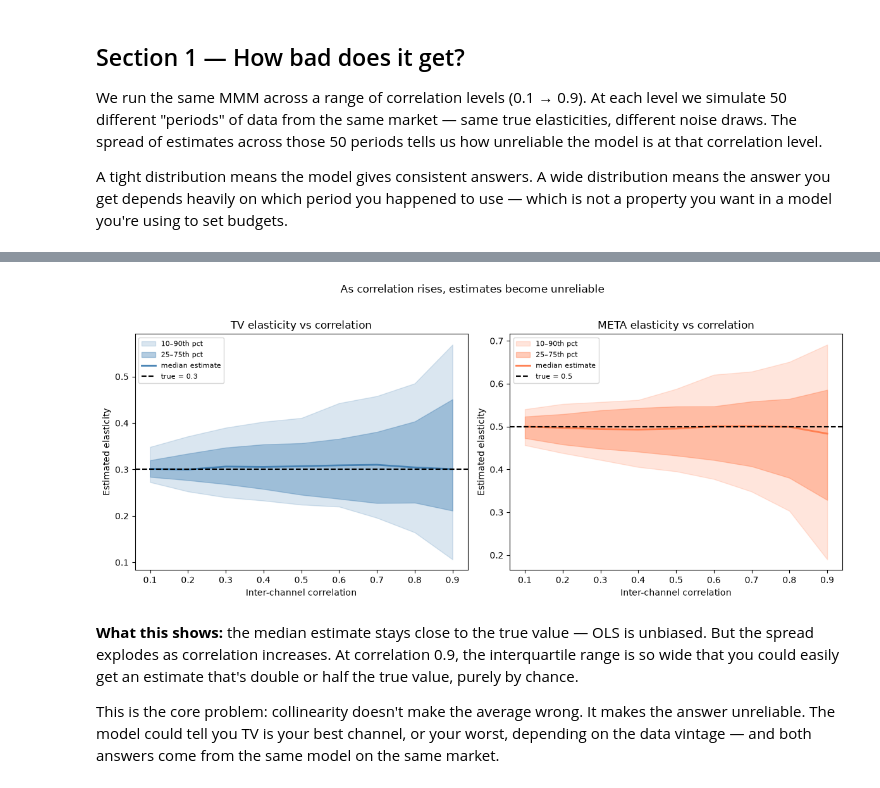
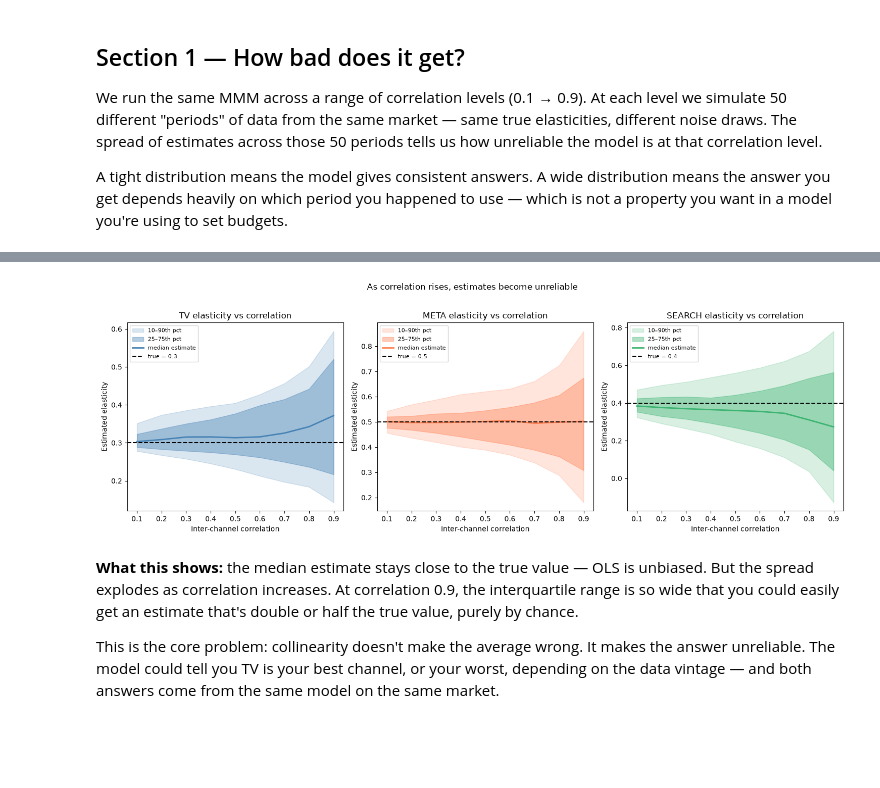
Before and after one commit to raz1470/how_wrong_is_your_mmm, a Jupyter notebook: notebooks/01_dgp_diagnostic_walkthrough.ipynb, the cells around one changed output, grey strips where cells are left out. Saved outputs shown, nothing was run; the diff lists cells and outputs as text; code cells hidden in the pictures; blank space fills up the shorter version.

Commit message:
feat: 3-channel refactor — generalise DGP, OLS, diagnostic; update tests + notebook 01

```diff
--- a/notebooks/01_dgp_diagnostic_walkthrough.ipynb
+++ b/notebooks/01_dgp_diagnostic_walkthrough.ipynb
@@ -86,17 +99,16 @@ Total simulations: 900
 # %%
-# summary table: how does std_estimated grow with correlation?
 summary_rows = []
 for corr in correlations:
-    sub = all_results[all_results["target_correlation"] == corr]
-    for ch in ("tv", "meta"):
-        s = sub[sub["channel"] == ch]
+    sub = all_results[all_results['target_correlation'] == corr]
+    for ch in ['tv', 'meta', 'search']:
+        s = sub[sub['channel'] == ch]
         summary_rows.append({
-            "target_corr": corr,
-            "channel": ch,
-            "true": s["true_elasticity"].iloc[0],
-            "mean_est": s["estimated_elasticity"].mean(),
-            "std_est": s["estimated_elasticity"].std(),
-            "cv": s["estimated_elasticity"].std() / abs(s["estimated_elasticity"].mean()),
+            'target_corr': corr,
+            'channel': ch,
+            'true': s['true_elasticity'].iloc[0],
+            'mean_est': s['estimated_elasticity'].mean(),
+            'std_est': s['estimated_elasticity'].std(),
+            'cv': s['estimated_elasticity'].std() / abs(s['estimated_elasticity'].mean()),
         })
 
 sweep_summary = pd.DataFrame(summary_rows).round(3)
@@ -124,33 +134,36 @@ print(sweep_summary.to_string(index=False))
 # %%
-# plot: distribution of estimates vs correlation level
-fig, axes = plt.subplots(1, 2, figsize=(12, 5), sharey=False)
+channels_cfg = [
+    ('tv',     0.3, 'steelblue'),
+    ('meta',   0.5, 'coral'),
+    ('search', 0.4, 'mediumseagreen'),
+]
 
-for ax, channel, true_e, color in zip(
-    axes, ["tv", "meta"], [0.3, 0.5], ["steelblue", "coral"]
-):
-    sub = all_results[all_results["channel"] == channel]
+fig, axes = plt.subplots(1, 3, figsize=(15, 5), sharey=False)
 
-    medians = sub.groupby("target_correlation")["estimated_elasticity"].median()
-    q25 = sub.groupby("target_correlation")["estimated_elasticity"].quantile(0.25)
-    q75 = sub.groupby("target_correlation")["estimated_elasticity"].quantile(0.75)
-    q10 = sub.groupby("target_correlation")["estimated_elasticity"].quantile(0.10)
-    q90 = sub.groupby("target_correlation")["estimated_elasticity"].quantile(0.90)
+for ax, (channel, true_e, color) in zip(axes, channels_cfg):
+    sub = all_results[all_results['channel'] == channel]
 
-    ax.fill_between(correlations, q10, q90, alpha=0.2, color=color, label="10–90th pct")
-    ax.fill_between(correlations, q25, q75, alpha=0.4, color=color, label="25–75th pct")
-    ax.plot(correlations, medians, color=color, linewidth=2, label="median estimate")
-    ax.axhline(true_e, color="black", linestyle="--", linewidth=1.5, label=f"true = {true_e}")
+    medians = sub.groupby('target_correlation')['estimated_elasticity'].median()
+    q25 = sub.groupby('target_correlation')['estimated_elasticity'].quantile(0.25)
+    q75 = sub.groupby('target_correlation')['estimated_elasticity'].quantile(0.75)
+    q10 = sub.groupby('target_correlation')['estimated_elasticity'].quantile(0.10)
+    q90 = sub.groupby('target_correlation')['estimated_elasticity'].quantile(0.90)
 
-    ax.set_xlabel("Inter-channel correlation")
-    ax.set_ylabel("Estimated elasticity")
-    ax.set_title(f"{channel.upper()} elasticity vs correlation")
+    ax.fill_between(correlations, q10, q90, alpha=0.2, color=color, label='10–90th pct')
+    ax.fill_between(correlations, q25, q75, alpha=0.4, color=color, label='25–75th pct')
+    ax.plot(correlations, medians, color=color, linewidth=2, label='median estimate')
+    ax.axhline(true_e, color='black', linestyle='--', linewidth=1.5, label=f'true = {true_e}')
+
+    ax.set_xlabel('Inter-channel correlation')
+    ax.set_ylabel('Estimated elasticity')
+    ax.set_title(f'{channel.upper()} elasticity vs correlation')
     ax.legend(fontsize=8)
 
-plt.suptitle("As correlation rises, estimates become unreliable", fontsize=12, y=1.02)
+plt.suptitle('As correlation rises, estimates become unreliable', fontsize=12, y=1.02)
 plt.tight_layout()
 plt.show()
 # %% [output]
-[figure, old version]
+[figure, new version]
 # %% [markdown]
 **What this shows:** the median estimate stays close to the true value — OLS is unbiased. But the spread explodes as correlation increases. At correlation 0.9, the interquartile range is so wide that you could easily get an estimate that's double or half the true value, purely by chance.
 
```
Also changed, not shown: parts of 13 cells of this notebook, 10 other files.
